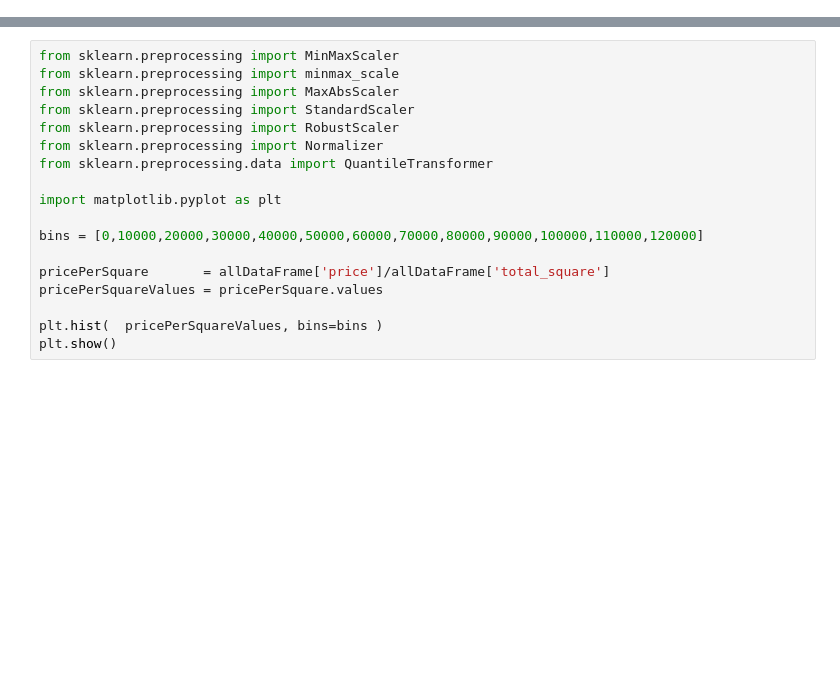
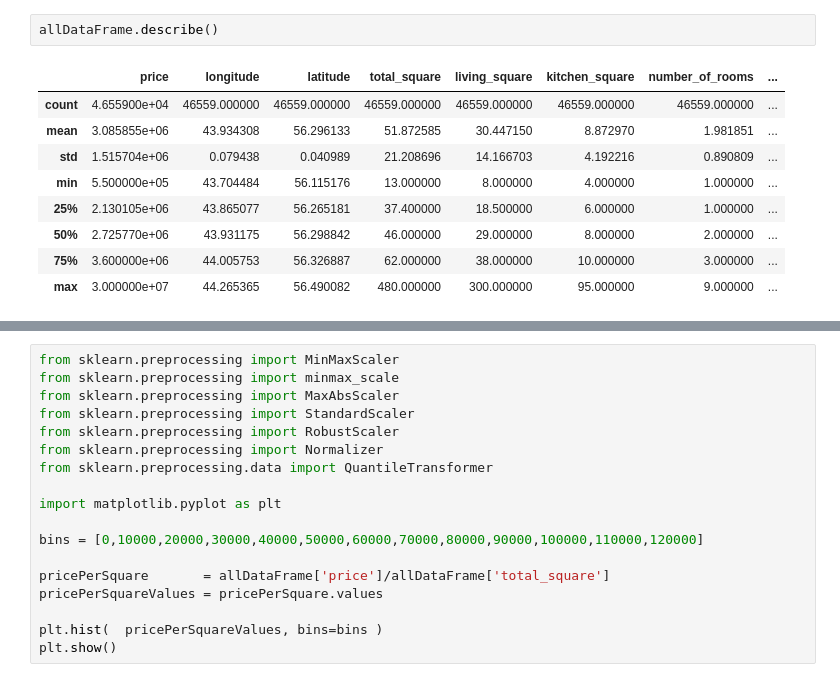
Before and after one commit to SergeyMalashenko/GEO_GID, a Jupyter notebook: checkModel.ipynb, the cells around one changed output, grey strips where cells are left out. Drawn from its saved outputs; the diff is of its cells as text; blank space fills up the shorter version.

```diff
--- a/checkModel.ipynb
+++ b/checkModel.ipynb
@@ -54,6 +54,18 @@ Shape of the data with numerical features: (46559, 11)
 | 7 | Вторичка | 3550000.0 | 44.079100 | 56.303541 | 41.8 | 18.6 | 11.3 | 1 | ... |
 | 9 | Вторичка | 1900000.0 | 44.001350 | 56.310740 | 57.0 | 27.0 | 12.0 | 1 | ... |
 | 12 | Вторичка | 4760000.0 | 43.943589 | 56.295000 | 105.0 | 64.0 | 10.0 | 4 | ... |
+# %%
+allDataFrame.describe()
+# %% [output]
+|  | price | longitude | latitude | total_square | living_square | kitchen_square | number_of_rooms | ... |
+| count | 4.655900e+04 | 46559.000000 | 46559.000000 | 46559.000000 | 46559.000000 | 46559.000000 | 46559.000000 | ... |
+| mean | 3.085855e+06 | 43.934308 | 56.296133 | 51.872585 | 30.447150 | 8.872970 | 1.981851 | ... |
+| std | 1.515704e+06 | 0.079438 | 0.040989 | 21.208696 | 14.166703 | 4.192216 | 0.890809 | ... |
+| min | 5.500000e+05 | 43.704484 | 56.115176 | 13.000000 | 8.000000 | 4.000000 | 1.000000 | ... |
+| 25% | 2.130105e+06 | 43.865077 | 56.265181 | 37.400000 | 18.500000 | 6.000000 | 1.000000 | ... |
+| 50% | 2.725770e+06 | 43.931175 | 56.298842 | 46.000000 | 29.000000 | 8.000000 | 2.000000 | ... |
+| 75% | 3.600000e+06 | 44.005753 | 56.326887 | 62.000000 | 38.000000 | 10.000000 | 3.000000 | ... |
+| max | 3.000000e+07 | 44.265365 | 56.490082 | 480.000000 | 300.000000 | 95.000000 | 9.000000 | ... |
 # %%
 from commonModel import FLOAT_COLUMNS, INT_COLUMNS, STR_COLUMNS
 
```
Also changed, not shown: parts of 5 cells of this notebook, 3 other files.
